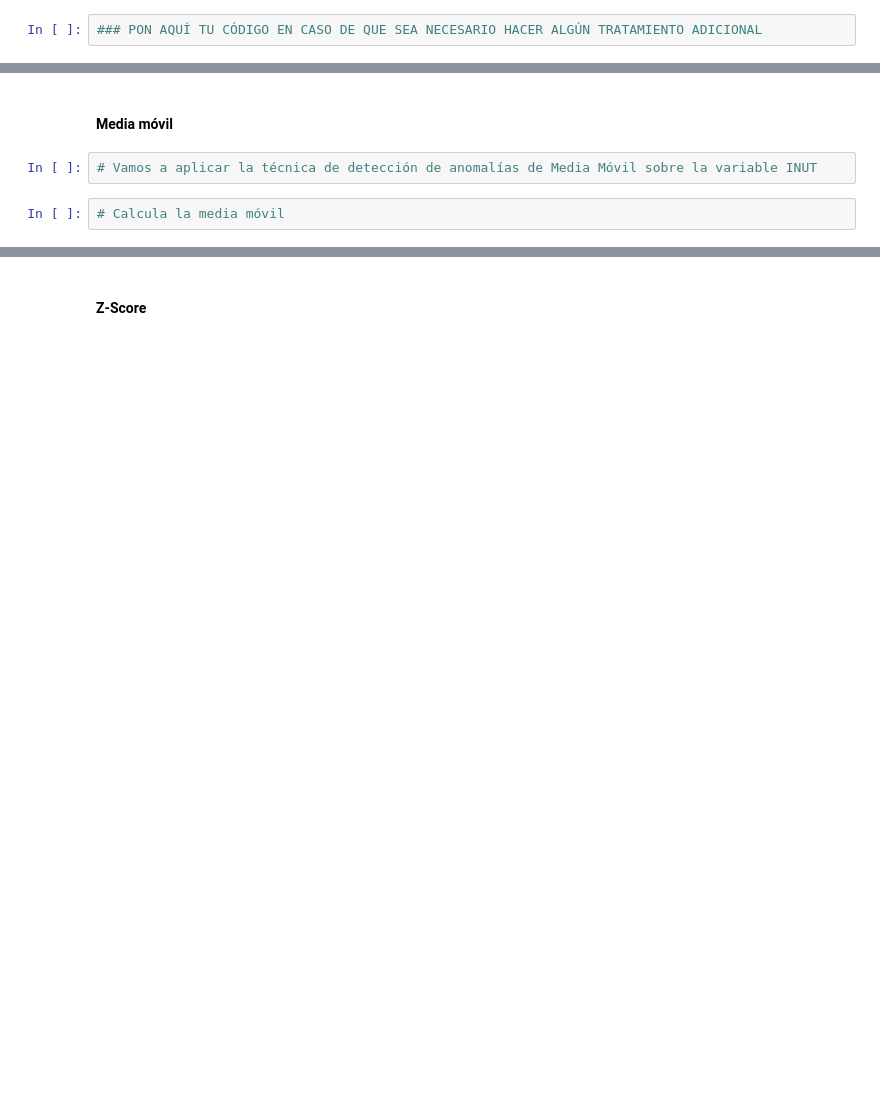
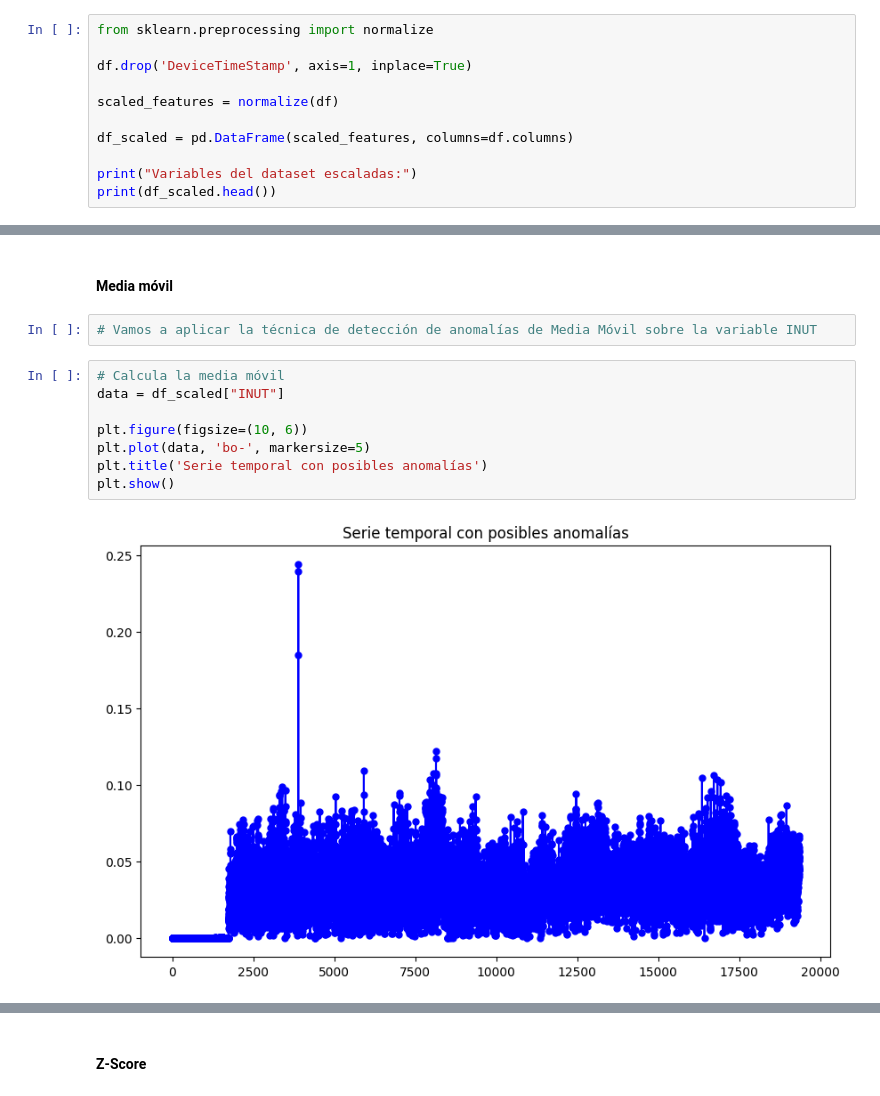
Before and after one commit to davidreigns01/actividad3AANS, a Jupyter notebook: muinar07_act3_Notebook.ipynb, the cells around one changed output, grey strips where cells are left out. Saved outputs shown, nothing was run; the diff lists cells and outputs as text; blank space fills up the shorter version.

Commit message:
añadido preprocesamiento del dataset y primeras tres técnicas de detección de anomalías

```diff
--- a/muinar07_act3_Notebook.ipynb
+++ b/muinar07_act3_Notebook.ipynb
@@ -91,2 +108,11 @@ df = pd.read_csv('CurrentVoltage.csv', sep=',')
 # %%
-### PON AQUÍ TU CÓDIGO EN CASO DE QUE SEA NECESARIO HACER ALGÚN TRATAMIENTO ADICIONAL
+from sklearn.preprocessing import normalize
+
+df.drop('DeviceTimeStamp', axis=1, inplace=True)
+
+scaled_features = normalize(df)
+
+df_scaled = pd.DataFrame(scaled_features, columns=df.columns)
+
+print("Variables del dataset escaladas:")
+print(df_scaled.head())
@@ -96,5 +130,13 @@ df = pd.read_csv('CurrentVoltage.csv', sep=',')
 # Vamos a aplicar la técnica de detección de anomalías de Media Móvil sobre la variable INUT
 # %%
 # Calcula la media móvil
+data = df_scaled["INUT"]
+
+plt.figure(figsize=(10, 6))
+plt.plot(data, 'bo-', markersize=5)
+plt.title('Serie temporal con posibles anomalías')
+plt.show()
+# %% [output]
+[figure, added]
 # %%
 # Define un umbral para detectar anomalías
```
Also changed, not shown: parts of 18 cells of this notebook.
